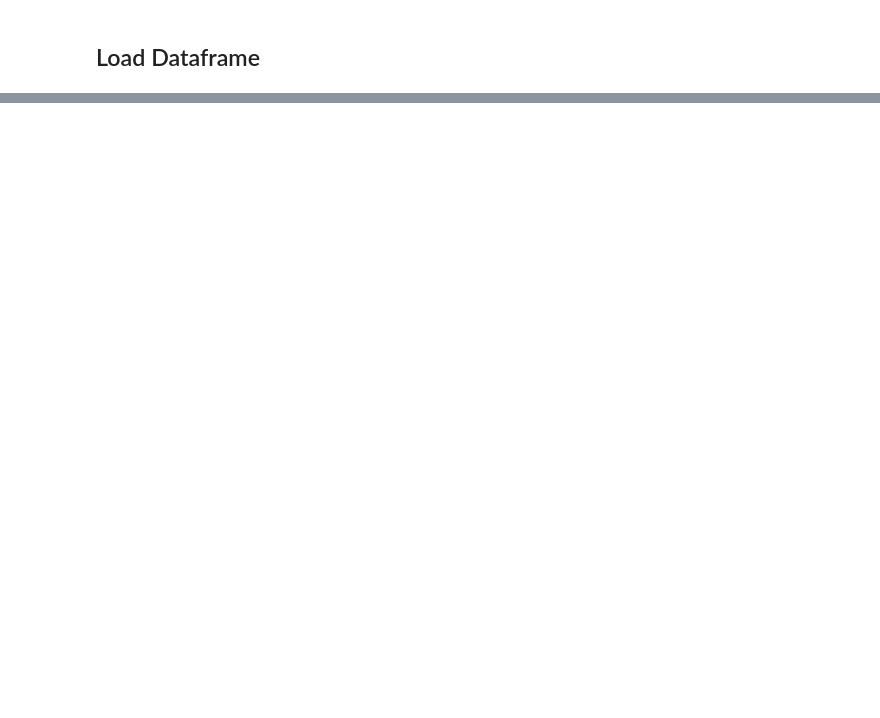
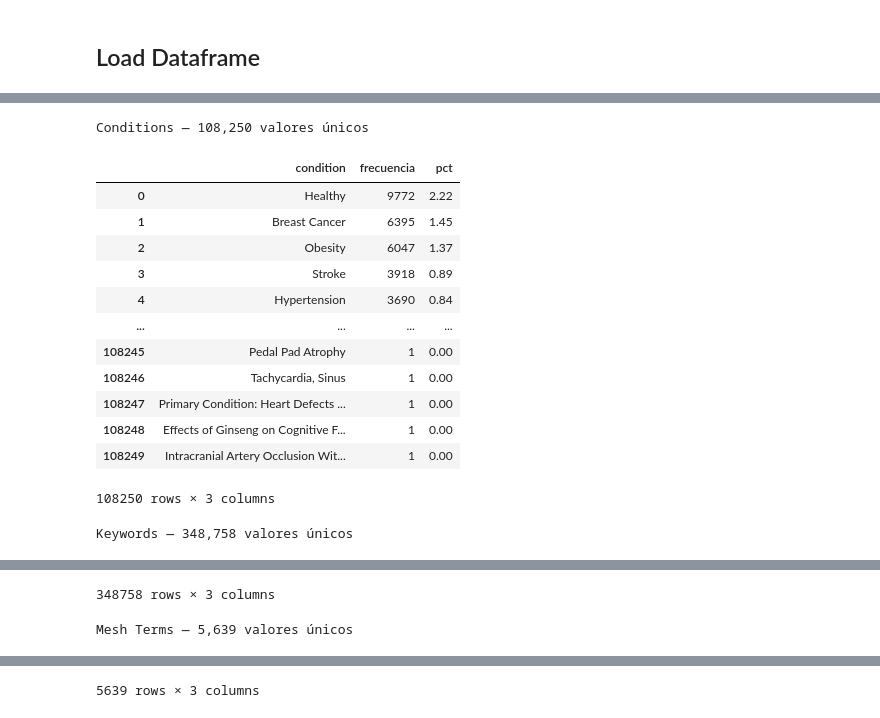
Before and after one commit to orcorsetti/MCD_Austral_Text_Mining, a Jupyter notebook: pipelines/01_EDA.ipynb, the cells around one changed output, grey strips where cells are left out. Cells and saved outputs as stored; diff of their text form; code cells hidden in the pictures; blank space fills up the shorter version.

```diff
--- a/pipelines/01_EDA.ipynb
+++ b/pipelines/01_EDA.ipynb
@@ -38,0 +139,77 @@ df.head()
+# %%
+def _to_list(x):
+    """Convierte un valor a lista Python (maneja strings JSON y listas reales)."""
+    if x is None or (isinstance(x, float) and pd.isna(x)):
+        return []
+    if isinstance(x, (list, np.ndarray)):
+        return list(x)
+    if isinstance(x, str):
+        try:
+            parsed = json.loads(x)
+            return parsed if isinstance(parsed, list) else []
+        except (json.JSONDecodeError, ValueError):
+            return []
+    return []
+
+def valores_distintos(series: pd.Series, nombre: str, extract_fn=None) -> pd.DataFrame:
+    """
+    Explota una columna de arrays (listas Python o strings JSON) y devuelve
+    la frecuencia de cada valor único, ordenada de mayor a menor.
+
+    Parameters
+    ----------
+    series     : columna del dataframe
+    nombre     : nombre para la columna de valores en el resultado
+    extract_fn : función opcional para extraer un campo de cada elemento
+                 (e.g. lambda d: d.get("term") para listas de dicts)
+    """
+    def parse_row(x):
+        items = _to_list(x)
+        if extract_fn is not None:
+            items = [extract_fn(item) for item in items]
+            items = [i for i in items if i is not None]
+        return items
+
+    parsed   = series.apply(parse_row)
+    exploded = parsed.explode().dropna()
+    exploded = exploded[exploded.astype(str).str.strip() != ""]
+
+    counts = exploded.value_counts().reset_index()
+    counts.columns = [nombre, "frecuencia"]
+    counts["pct"] = (counts["frecuencia"] / len(series) * 100).round(2)
+    return counts
+
+# ── Conditions ───────────────────────────────────────────────────────────────
+conditions_report = valores_distintos(df["conditions"], "condition")
+print(f"Conditions — {len(conditions_report):,} valores únicos")
+display(conditions_report)
+
+# ── Keywords ─────────────────────────────────────────────────────────────────
+keywords_report = valores_distintos(df["keywords"], "keyword")
+print(f"\nKeywords — {len(keywords_report):,} valores únicos")
+display(keywords_report)
+
+# ── Meshes (campo term) ───────────────────────────────────────────────────────
+meshes_report = valores_distintos(
+    df["condition_meshes"],
+    "mesh_term",
+    extract_fn=lambda d: d.get("term") if isinstance(d, dict) else None
+)
+print(f"\nMesh Terms — {len(meshes_report):,} valores únicos")
+display(meshes_report)
+# %% [output]
+Conditions — 108,250 valores únicos
+|  | condition | frecuencia | pct |
+| 0 | Healthy | 9772 | 2.22 |
+| 1 | Breast Cancer | 6395 | 1.45 |
+| 2 | Obesity | 6047 | 1.37 |
+| 3 | Stroke | 3918 | 0.89 |
+| 4 | Hypertension | 3690 | 0.84 |
+| ... | ... | ... | ... |
+| 108245 | Pedal Pad Atrophy | 1 | 0.00 |
+| 108246 | Tachycardia, Sinus | 1 | 0.00 |
+| 108247 | Primary Condition: Heart Defects ... | 1 | 0.00 |
+| 108248 | Effects of Ginseng on Cognitive F... | 1 | 0.00 |
+| 108249 | Intracranial Artery Occlusion Wit... | 1 | 0.00 |
+108250 rows × 3 columns
+Keywords — 348,758 valores únicos
@@ -38,0 +228,2 @@ df.head()
+348758 rows × 3 columns
+Mesh Terms — 5,639 valores únicos
@@ -38,0 +242 @@ df.head()
+5639 rows × 3 columns
```
Also changed, not shown: parts of 9 cells of this notebook, 1 other file.
